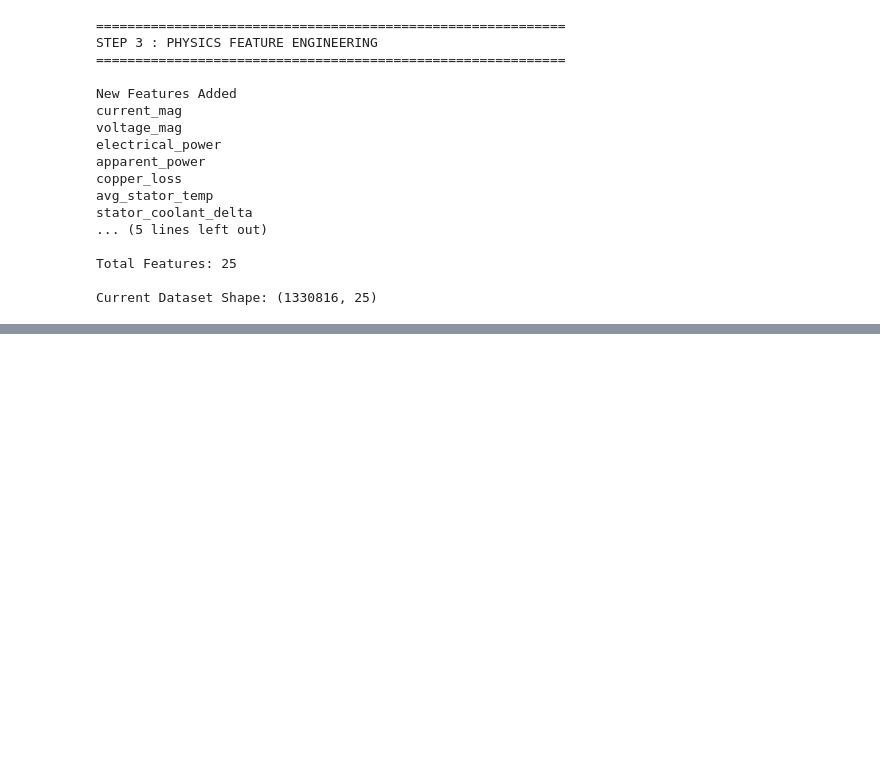
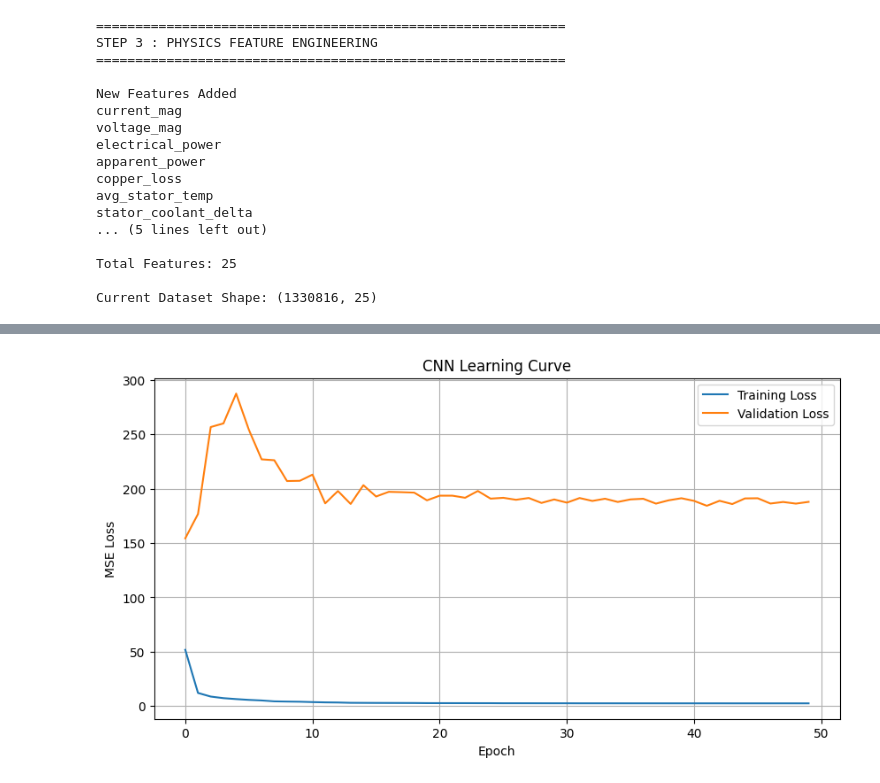
Before and after one commit to PrashantSBasnet/Trustworthy-AI, a Jupyter notebook: pinn_electric_motor.ipynb, the cells around one changed output, grey strips where cells are left out. Saved outputs shown, nothing was run; the diff lists cells and outputs as text; code cells hidden in the pictures; blank space fills up the shorter version.

```diff
--- a/pinn_electric_motor.ipynb
+++ b/pinn_electric_motor.ipynb
@@ -493,0 +931,12 @@ Window Length : 64
+# %%
+X_batch, Y_batch = next(iter(train_loader))
+
+X_batch = X_batch.to(device)
+
+prediction = model(X_batch)
+
+print("Input :", X_batch.shape)
+
+print("Prediction :", prediction.shape)
+
+print("Target :", Y_batch.shape)
@@ -493,0 +1158,12 @@ Window Length : 64
+# %%
+trained_model, train_loss, valid_loss = train_model(
+    model=model,
+    train_loader=train_loader,
+    valid_loader=valid_loader,
+    criterion=criterion,
+    optimizer=optimizer,
+    scheduler=scheduler,
+    device=device,
+    epochs=50,
+    model_name="cnn_best.pth"
+)
@@ -493,0 +1235,18 @@ Window Length : 64
+# %%
+import matplotlib.pyplot as plt
+
+plt.figure(figsize=(10,5))
+
+plt.plot(train_loss, label="Training Loss")
+plt.plot(valid_loss, label="Validation Loss")
+
+plt.xlabel("Epoch")
+plt.ylabel("MSE Loss")
+plt.title("CNN Learning Curve")
+
+plt.grid(True)
+plt.legend()
+
+plt.show()
+# %% [output]
+[figure, added]
```
Also changed, not shown: parts of 13 cells of this notebook.
